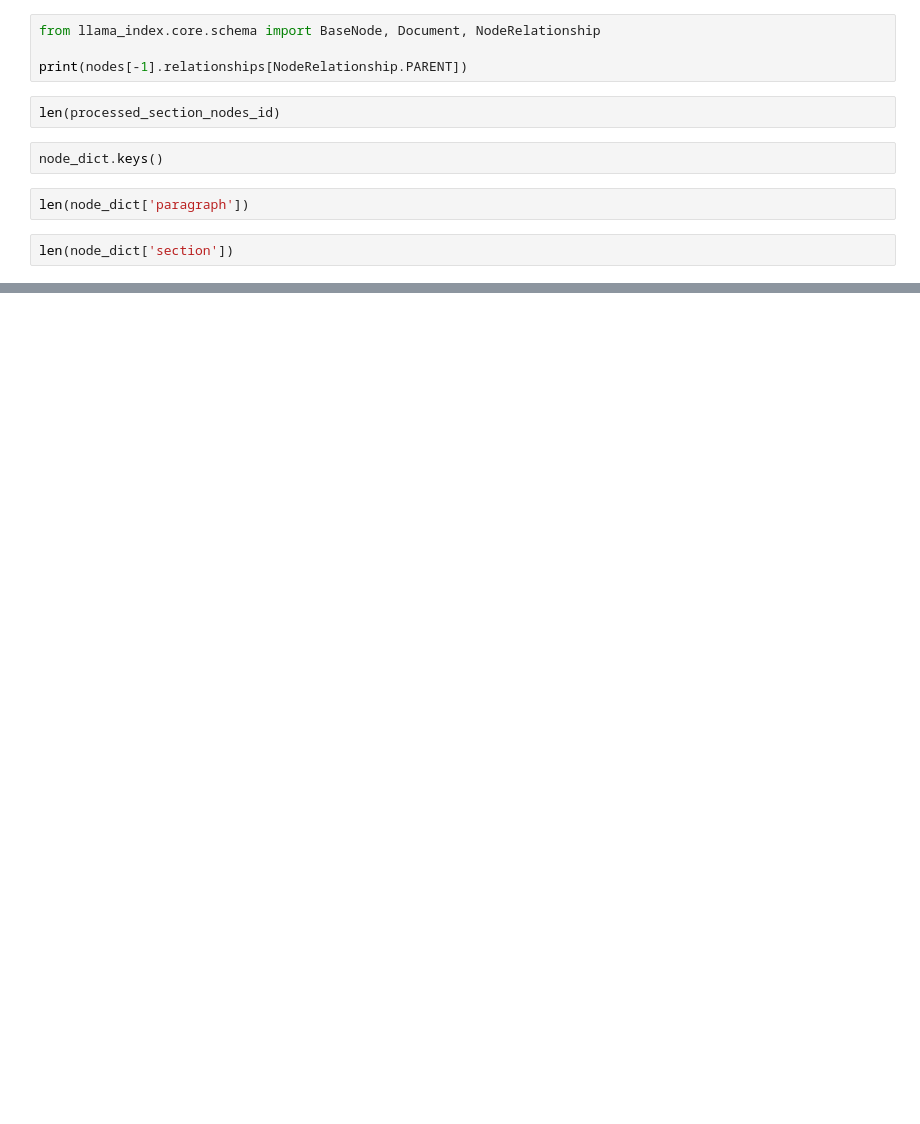
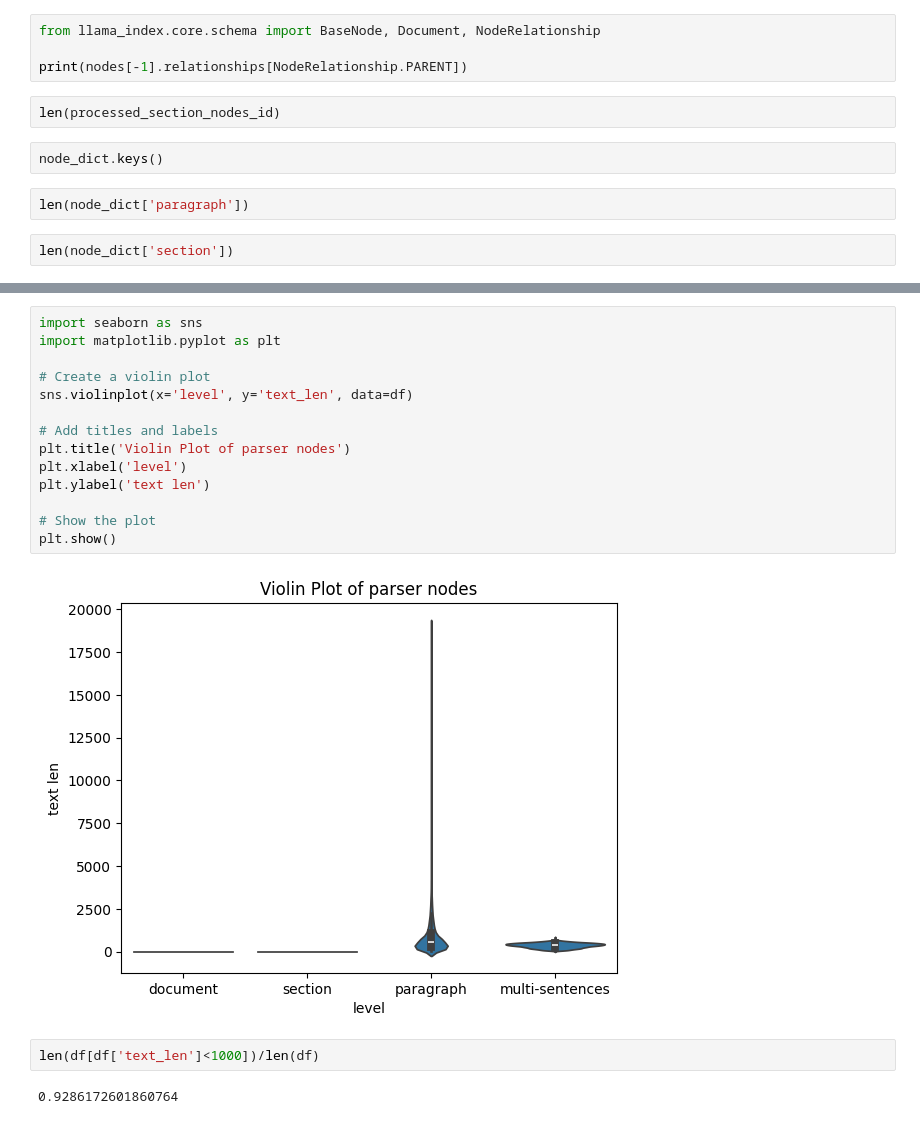
Before and after one commit to zz9tf/Fine-Tuned-GPT-2-with-articles-ground-truth, a Jupyter notebook: code/llamaIndex/basic/test.ipynb, the cells around one changed output, grey strips where cells are left out. Drawn from its saved outputs; the diff is of its cells as text; blank space fills up the shorter version.

Commit message:
update parser

```diff
--- a/code/llamaIndex/basic/test.ipynb
+++ b/code/llamaIndex/basic/test.ipynb
@@ -394,0 +479,20 @@ len(node_dict['section'])
+# %%
+import seaborn as sns
+import matplotlib.pyplot as plt
+
+# Create a violin plot
+sns.violinplot(x='level', y='text_len', data=df)
+
+# Add titles and labels
+plt.title('Violin Plot of parser nodes')
+plt.xlabel('level')
+plt.ylabel('text len')
+
+# Show the plot
+plt.show()
+# %% [output]
+[figure, added]
+# %%
+len(df[df['text_len']<1000])/len(df)
+# %% [output]
+0.9286172601860764
```
Also changed, not shown: parts of 12 cells of this notebook, 7 other files.
